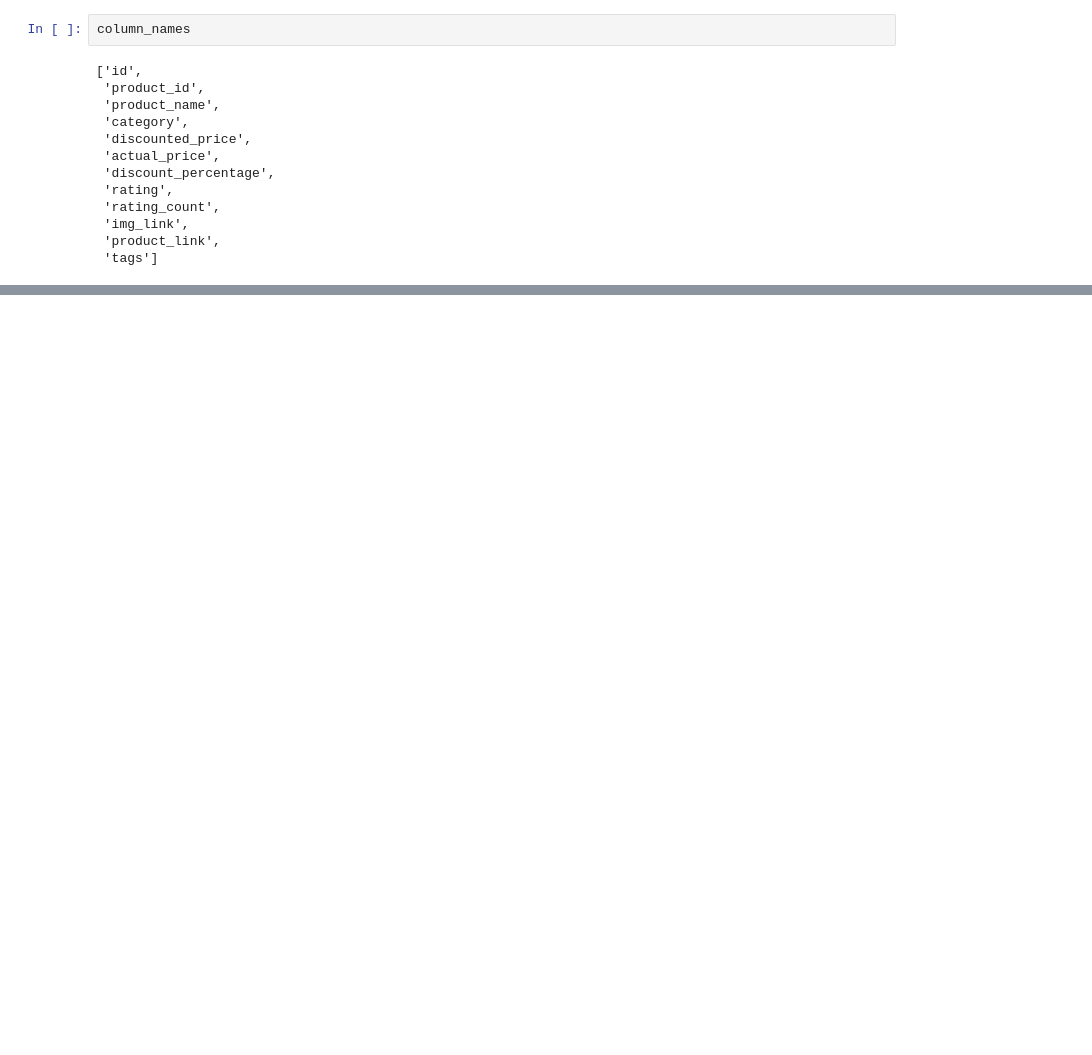
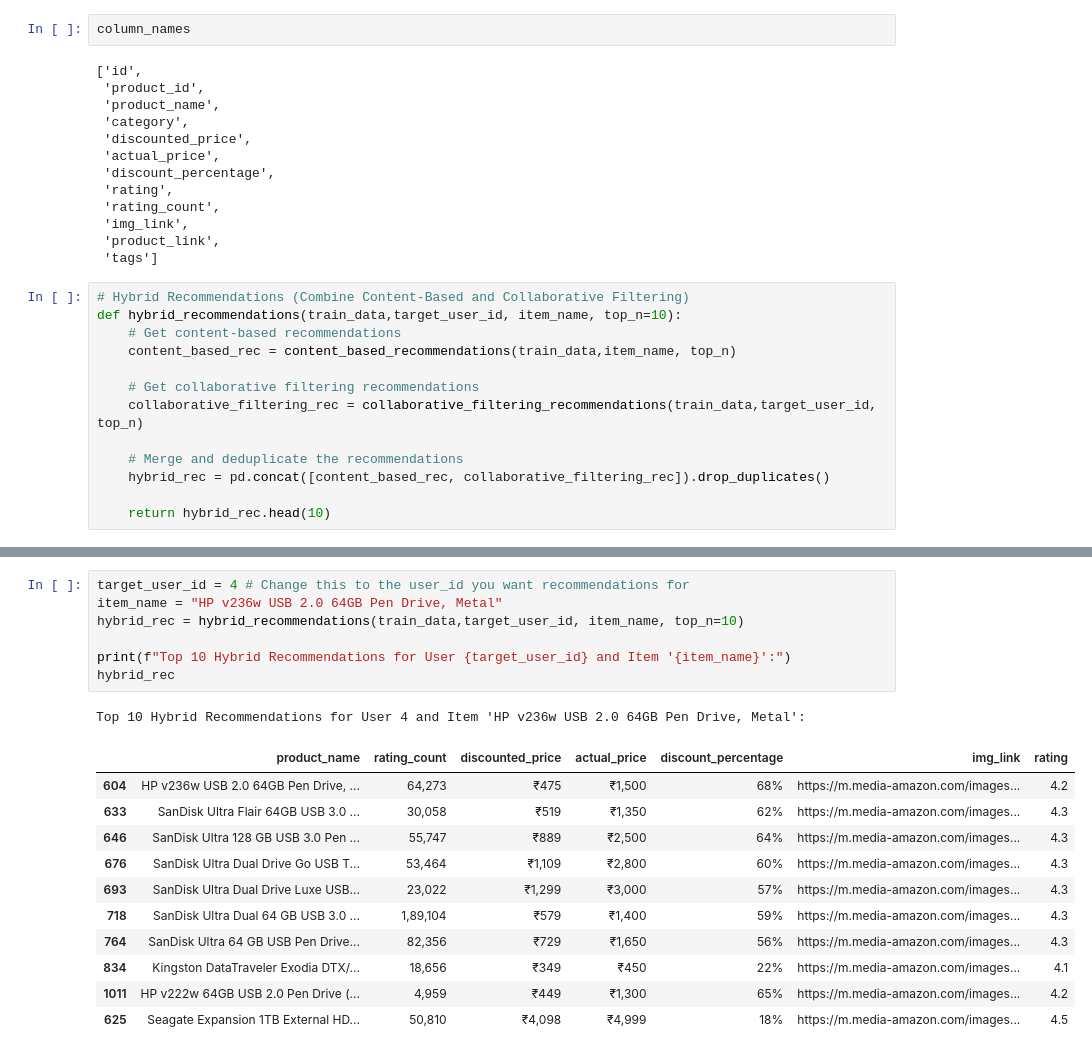
Before and after one commit to Gurkirat164/Product-recomendation-system, a Jupyter notebook: system.ipynb, the cells around one changed output, grey strips where cells are left out. Saved outputs shown, nothing was run; the diff lists cells and outputs as text; blank space fills up the shorter version.

Commit message:
Implemented Hybrid Recommendations System

```diff
--- a/system.ipynb
+++ b/system.ipynb
@@ -302,3 +302,16 @@ column_names
  'img_link',
  'product_link',
  'tags']
+# %%
+# Hybrid Recommendations (Combine Content-Based and Collaborative Filtering)
+def hybrid_recommendations(train_data,target_user_id, item_name, top_n=10):
+    # Get content-based recommendations
+    content_based_rec = content_based_recommendations(train_data,item_name, top_n)
+
+    # Get collaborative filtering recommendations
+    collaborative_filtering_rec = collaborative_filtering_recommendations(train_data,target_user_id, top_n)
+
+    # Merge and deduplicate the recommendations
+    hybrid_rec = pd.concat([content_based_rec, collaborative_filtering_rec]).drop_duplicates()
+
+    return hybrid_rec.head(10)
@@ -304,0 +334,20 @@ column_names
+# %%
+target_user_id = 4 # Change this to the user_id you want recommendations for
+item_name = "HP v236w USB 2.0 64GB Pen Drive, Metal"
+hybrid_rec = hybrid_recommendations(train_data,target_user_id, item_name, top_n=10)
+
+print(f"Top 10 Hybrid Recommendations for User {target_user_id} and Item '{item_name}':")
+hybrid_rec
+# %% [output]
+Top 10 Hybrid Recommendations for User 4 and Item 'HP v236w USB 2.0 64GB Pen Drive, Metal':
+|  | product_name | rating_count | discounted_price | actual_price | discount_percentage | img_link | rating |
+| 604 | HP v236w USB 2.0 64GB Pen Drive, ... | 64,273 | ₹475 | ₹1,500 | 68% | https://m.media-amazon.com/images... | 4.2 |
+| 633 | SanDisk Ultra Flair 64GB USB 3.0 ... | 30,058 | ₹519 | ₹1,350 | 62% | https://m.media-amazon.com/images... | 4.3 |
+| 646 | SanDisk Ultra 128 GB USB 3.0 Pen ... | 55,747 | ₹889 | ₹2,500 | 64% | https://m.media-amazon.com/images... | 4.3 |
+| 676 | SanDisk Ultra Dual Drive Go USB T... | 53,464 | ₹1,109 | ₹2,800 | 60% | https://m.media-amazon.com/images... | 4.3 |
+| 693 | SanDisk Ultra Dual Drive Luxe USB... | 23,022 | ₹1,299 | ₹3,000 | 57% | https://m.media-amazon.com/images... | 4.3 |
+| 718 | SanDisk Ultra Dual 64 GB USB 3.0 ... | 1,89,104 | ₹579 | ₹1,400 | 59% | https://m.media-amazon.com/images... | 4.3 |
+| 764 | SanDisk Ultra 64 GB USB Pen Drive... | 82,356 | ₹729 | ₹1,650 | 56% | https://m.media-amazon.com/images... | 4.3 |
+| 834 | Kingston DataTraveler Exodia DTX/... | 18,656 | ₹349 | ₹450 | 22% | https://m.media-amazon.com/images... | 4.1 |
+| 1011 | HP v222w 64GB USB 2.0 Pen Drive (... | 4,959 | ₹449 | ₹1,300 | 65% | https://m.media-amazon.com/images... | 4.2 |
+| 625 | Seagate Expansion 1TB External HD... | 50,810 | ₹4,098 | ₹4,999 | 18% | https://m.media-amazon.com/images... | 4.5 |
```
Also changed, not shown: parts of 3 cells of this notebook.
